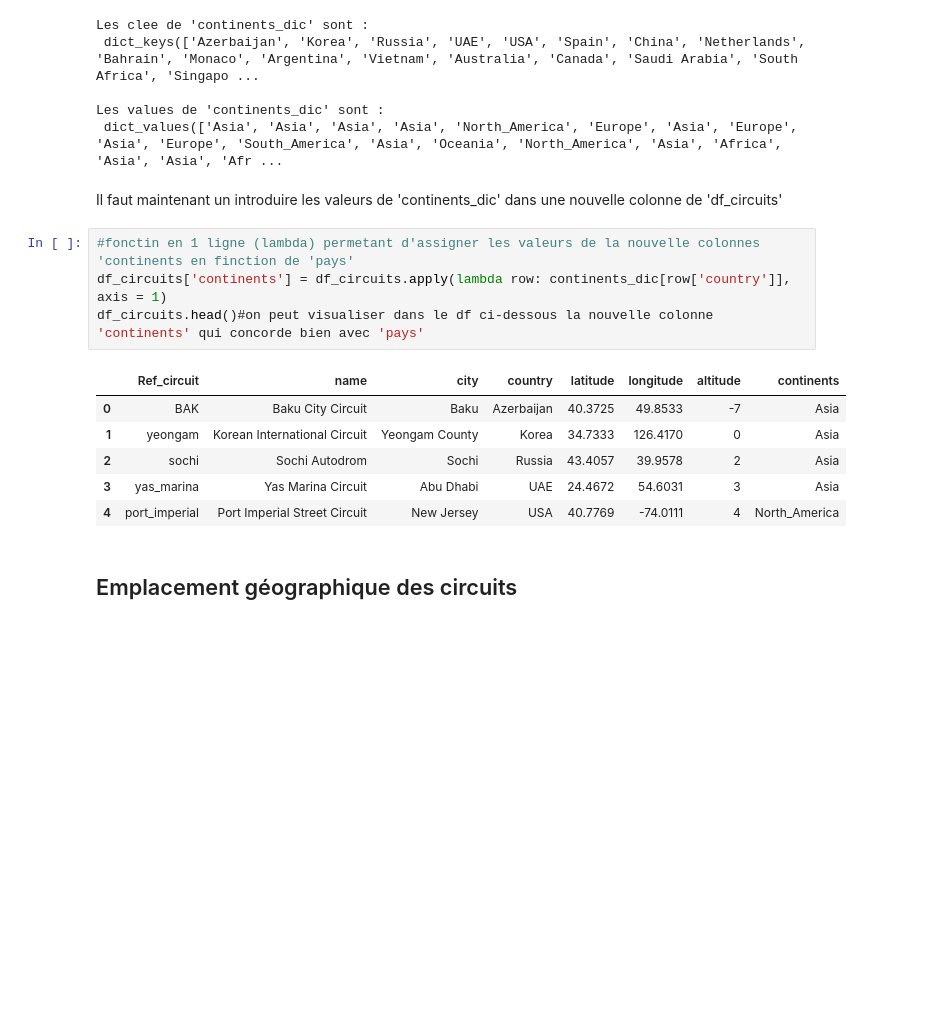
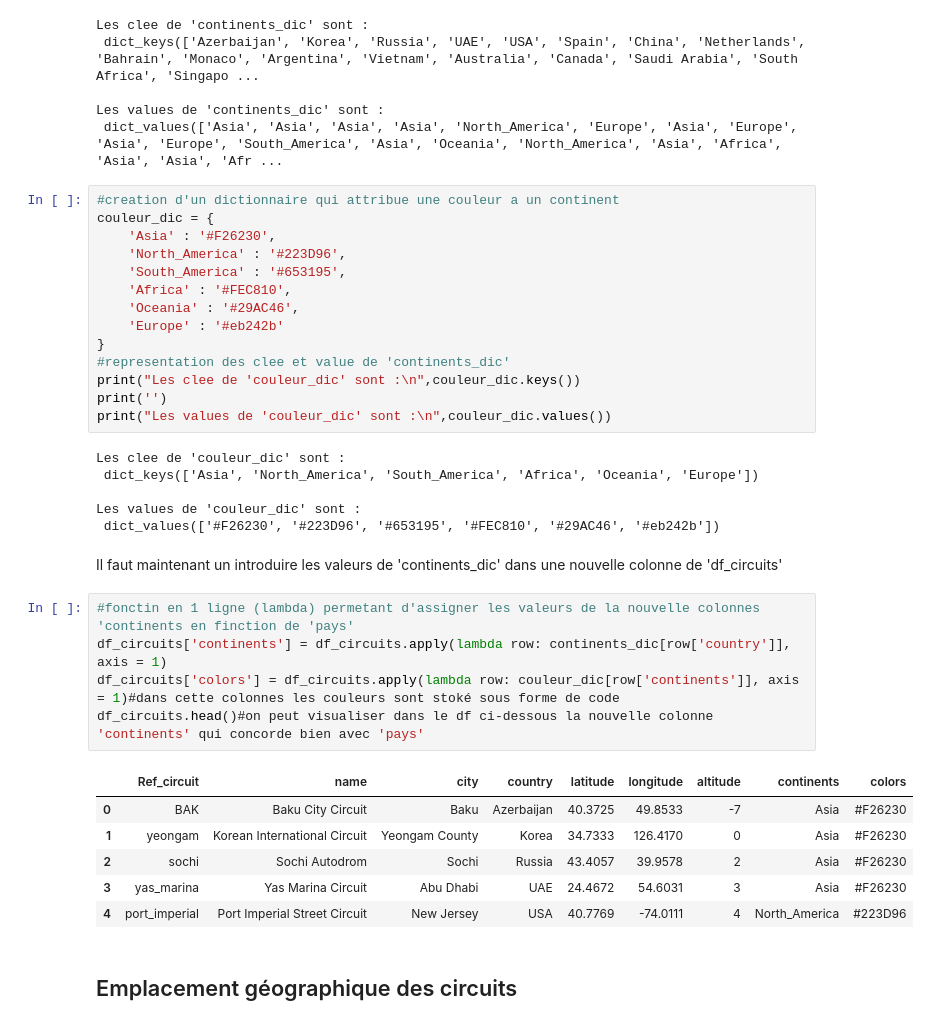
Before and after one commit to romain420/F1_dataviz, a Jupyter notebook: F1_dataviz.ipynb, the cells around one changed output. Saved outputs shown, nothing was run; the diff lists cells and outputs as text; blank space fills up the shorter version.

Commit message:
Creation map couleur continent

```diff
--- a/F1_dataviz.ipynb
+++ b/F1_dataviz.ipynb
@@ -184,19 +184,40 @@ Les clee de 'continents_dic' sont :
 
 Les values de 'continents_dic' sont :
  dict_values(['Asia', 'Asia', 'Asia', 'Asia', 'North_America', 'Europe', 'Asia', 'Europe', 'Asia', 'Europe', 'South_America', 'Asia', 'Oceania', 'North_America', 'Asia', 'Africa', 'Asia', 'Asia', 'Afr ...
+# %%
+#creation d'un dictionnaire qui attribue une couleur a un continent
+couleur_dic = {
+    'Asia' : '#F26230',
+    'North_America' : '#223D96',
+    'South_America' : '#653195',
+    'Africa' : '#FEC810',
+    'Oceania' : '#29AC46',
+    'Europe' : '#eb242b'
+}
+#representation des clee et value de 'continents_dic'
+print("Les clee de 'couleur_dic' sont :\n",couleur_dic.keys())
+print('')
+print("Les values de 'couleur_dic' sont :\n",couleur_dic.values())
+# %% [output]
+Les clee de 'couleur_dic' sont :
+ dict_keys(['Asia', 'North_America', 'South_America', 'Africa', 'Oceania', 'Europe'])
+
+Les values de 'couleur_dic' sont :
+ dict_values(['#F26230', '#223D96', '#653195', '#FEC810', '#29AC46', '#eb242b'])
 # %% [markdown]
 Il faut maintenant un introduire les valeurs de 'continents_dic' dans une nouvelle colonne de 'df_circuits'
 # %%
 #fonctin en 1 ligne (lambda) permetant d'assigner les valeurs de la nouvelle colonnes 'continents en finction de 'pays'
 df_circuits['continents'] = df_circuits.apply(lambda row: continents_dic[row['country']], axis = 1)
+df_circuits['colors'] = df_circuits.apply(lambda row: couleur_dic[row['continents']], axis = 1)#dans cette colonnes les couleurs sont stoké sous forme de code
 df_circuits.head()#on peut visualiser dans le df ci-dessous la nouvelle colonne 'continents' qui concorde bien avec 'pays'
 # %% [output]
-|  | Ref_circuit | name | city | country | latitude | longitude | altitude | continents |
-| 0 | BAK | Baku City Circuit | Baku | Azerbaijan | 40.3725 | 49.8533 | -7 | Asia |
-| 1 | yeongam | Korean International Circuit | Yeongam County | Korea | 34.7333 | 126.4170 | 0 | Asia |
-| 2 | sochi | Sochi Autodrom | Sochi | Russia | 43.4057 | 39.9578 | 2 | Asia |
-| 3 | yas_marina | Yas Marina Circuit | Abu Dhabi | UAE | 24.4672 | 54.6031 | 3 | Asia |
-| 4 | port_imperial | Port Imperial Street Circuit | New Jersey | USA | 40.7769 | -74.0111 | 4 | North_America |
+|  | Ref_circuit | name | city | country | latitude | longitude | altitude | continents | colors |
+| 0 | BAK | Baku City Circuit | Baku | Azerbaijan | 40.3725 | 49.8533 | -7 | Asia | #F26230 |
+| 1 | yeongam | Korean International Circuit | Yeongam County | Korea | 34.7333 | 126.4170 | 0 | Asia | #F26230 |
+| 2 | sochi | Sochi Autodrom | Sochi | Russia | 43.4057 | 39.9578 | 2 | Asia | #F26230 |
+| 3 | yas_marina | Yas Marina Circuit | Abu Dhabi | UAE | 24.4672 | 54.6031 | 3 | Asia | #F26230 |
+| 4 | port_imperial | Port Imperial Street Circuit | New Jersey | USA | 40.7769 | -74.0111 | 4 | North_America | #223D96 |
 # %% [markdown]
 ## Emplacement géographique des circuits
 # %% [markdown]
```
Also changed, not shown: parts of 3 cells of this notebook.
